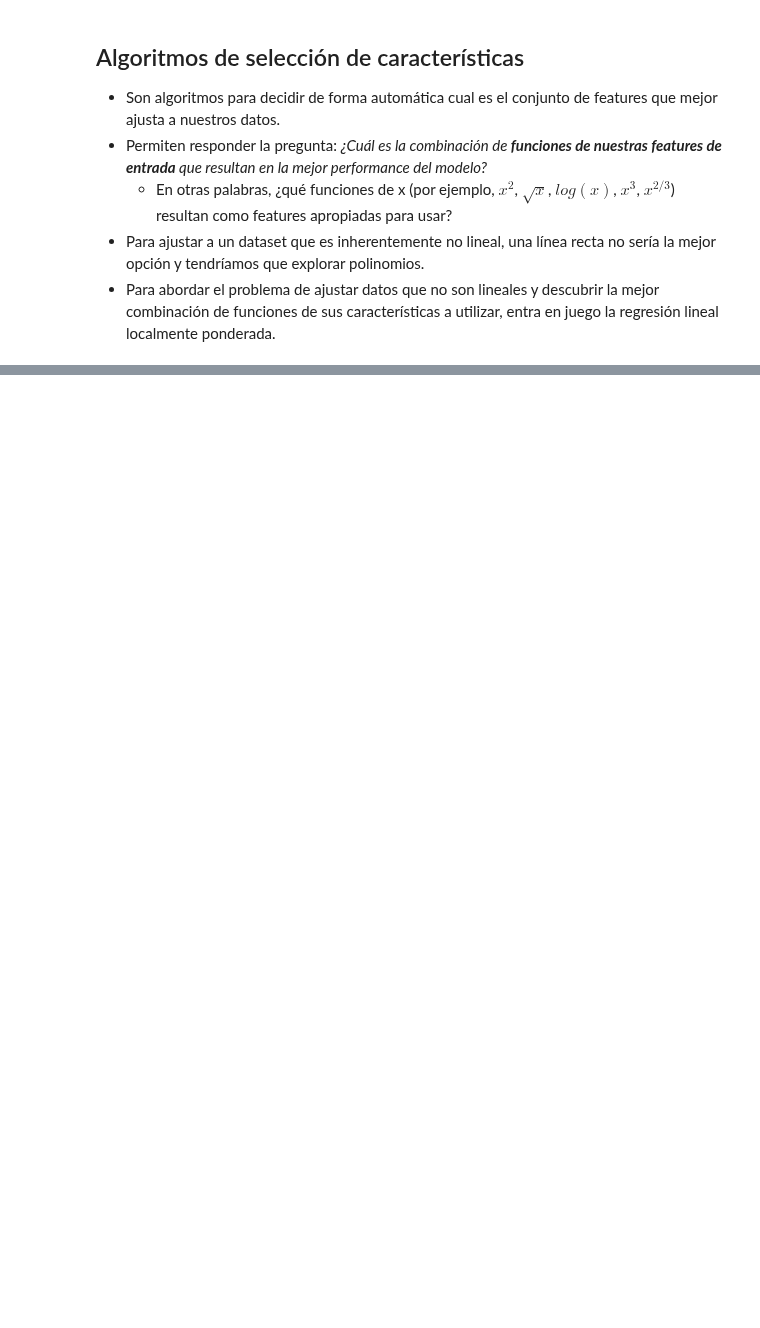
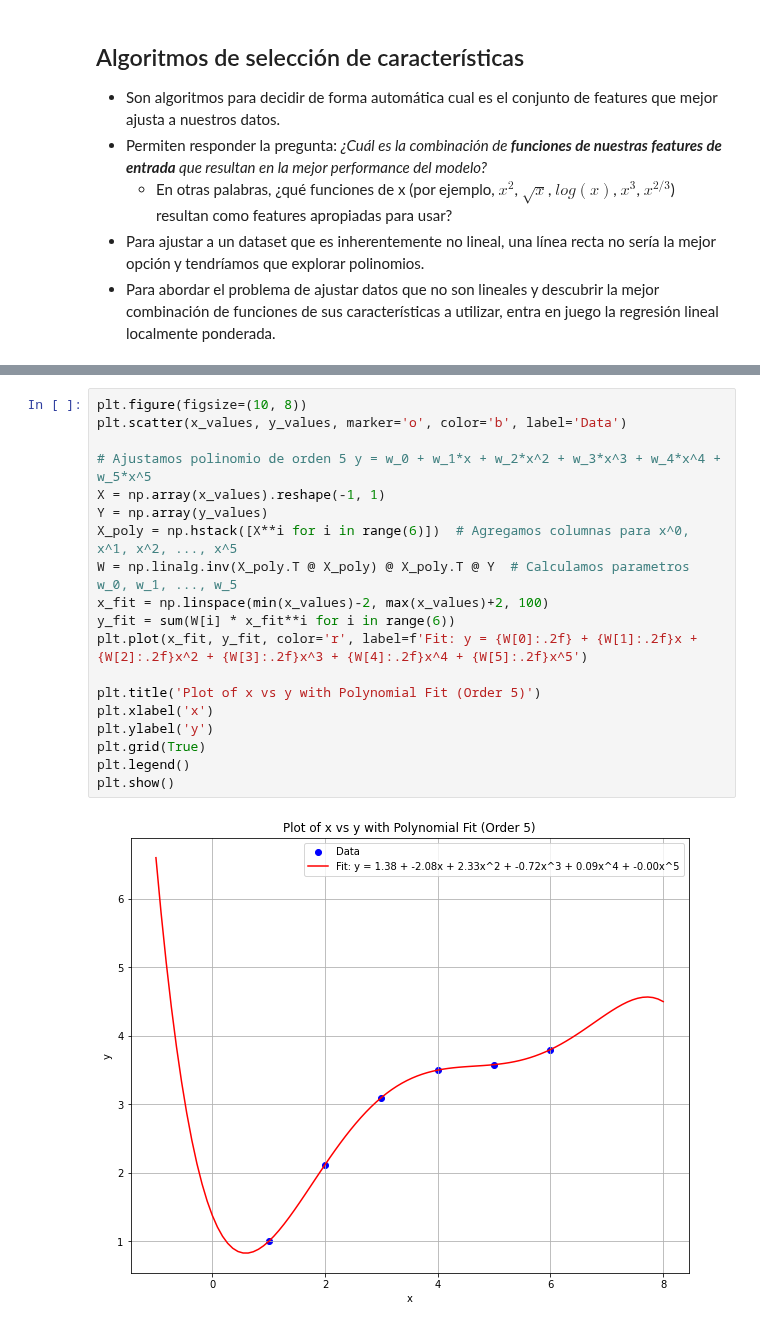
Before and after one commit to tmonreal/i302-Machine-Learning, a Jupyter notebook: Clase 7: Regresion Lineal Localmente Ponderada/clase7.ipynb, the cells around one changed output, grey strips where cells are left out. Drawn from its saved outputs; the diff is of its cells as text; blank space fills up the shorter version.

```diff
--- a/Clase 7: Regresion Lineal Localmente Ponderada/clase7.ipynb
+++ b/Clase 7: Regresion Lineal Localmente Ponderada/clase7.ipynb
@@ -57,0 +102,21 @@
+# %%
+plt.figure(figsize=(10, 8))
+plt.scatter(x_values, y_values, marker='o', color='b', label='Data')
+
+# Ajustamos polinomio de orden 5 y = w_0 + w_1*x + w_2*x^2 + w_3*x^3 + w_4*x^4 + w_5*x^5
+X = np.array(x_values).reshape(-1, 1)
+Y = np.array(y_values)
+X_poly = np.hstack([X**i for i in range(6)])  # Agregamos columnas para x^0, x^1, x^2, ..., x^5
+W = np.linalg.inv(X_poly.T @ X_poly) @ X_poly.T @ Y  # Calculamos parametros w_0, w_1, ..., w_5
+x_fit = np.linspace(min(x_values)-2, max(x_values)+2, 100)
+y_fit = sum(W[i] * x_fit**i for i in range(6))
+plt.plot(x_fit, y_fit, color='r', label=f'Fit: y = {W[0]:.2f} + {W[1]:.2f}x + {W[2]:.2f}x^2 + {W[3]:.2f}x^3 + {W[4]:.2f}x^4 + {W[5]:.2f}x^5')
+
+plt.title('Plot of x vs y with Polynomial Fit (Order 5)')
+plt.xlabel('x')
+plt.ylabel('y')
+plt.grid(True)
+plt.legend()
+plt.show()
+# %% [output]
+[figure, added]
```
Also changed, not shown: parts of 21 cells of this notebook, 4 other files.
